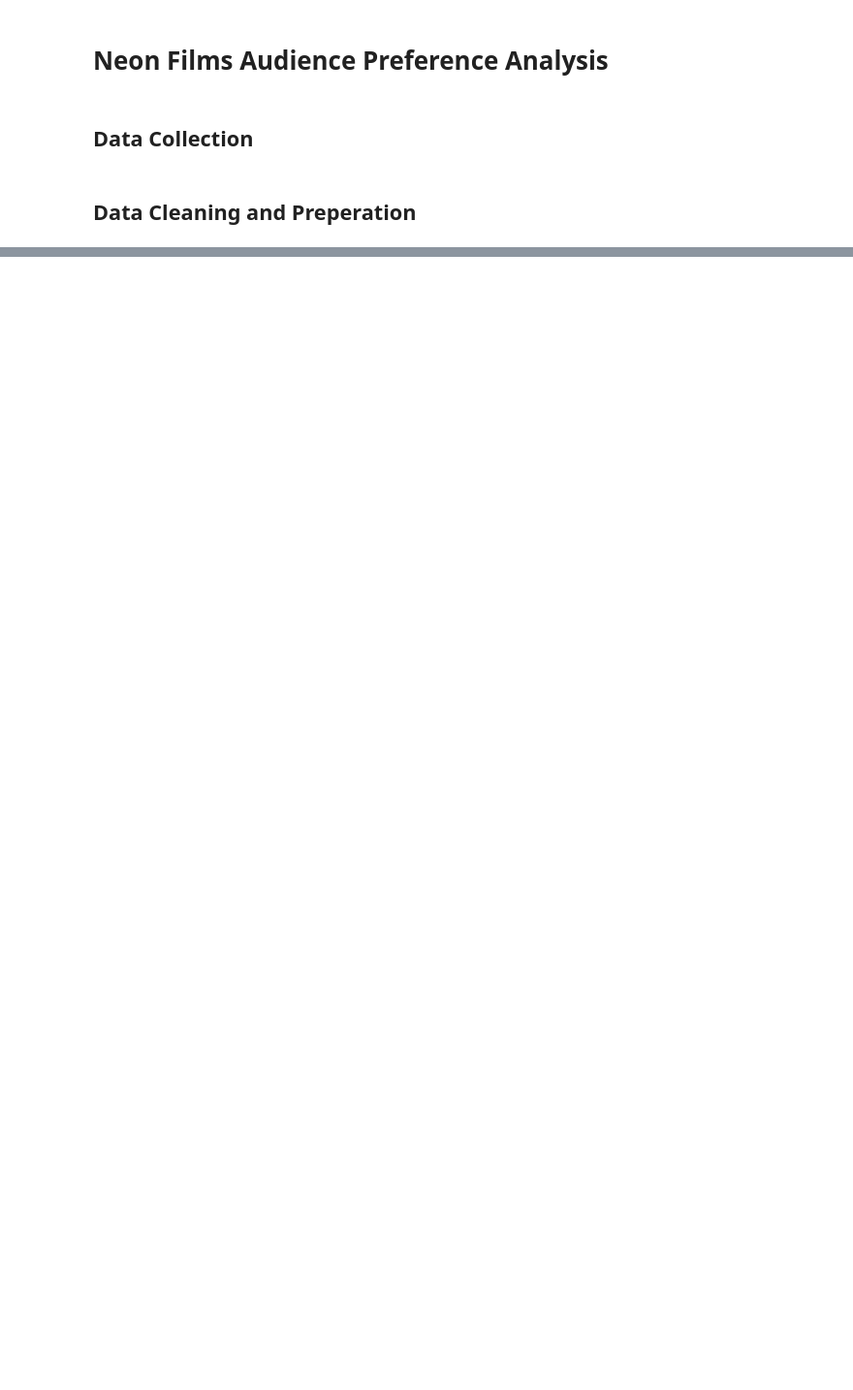
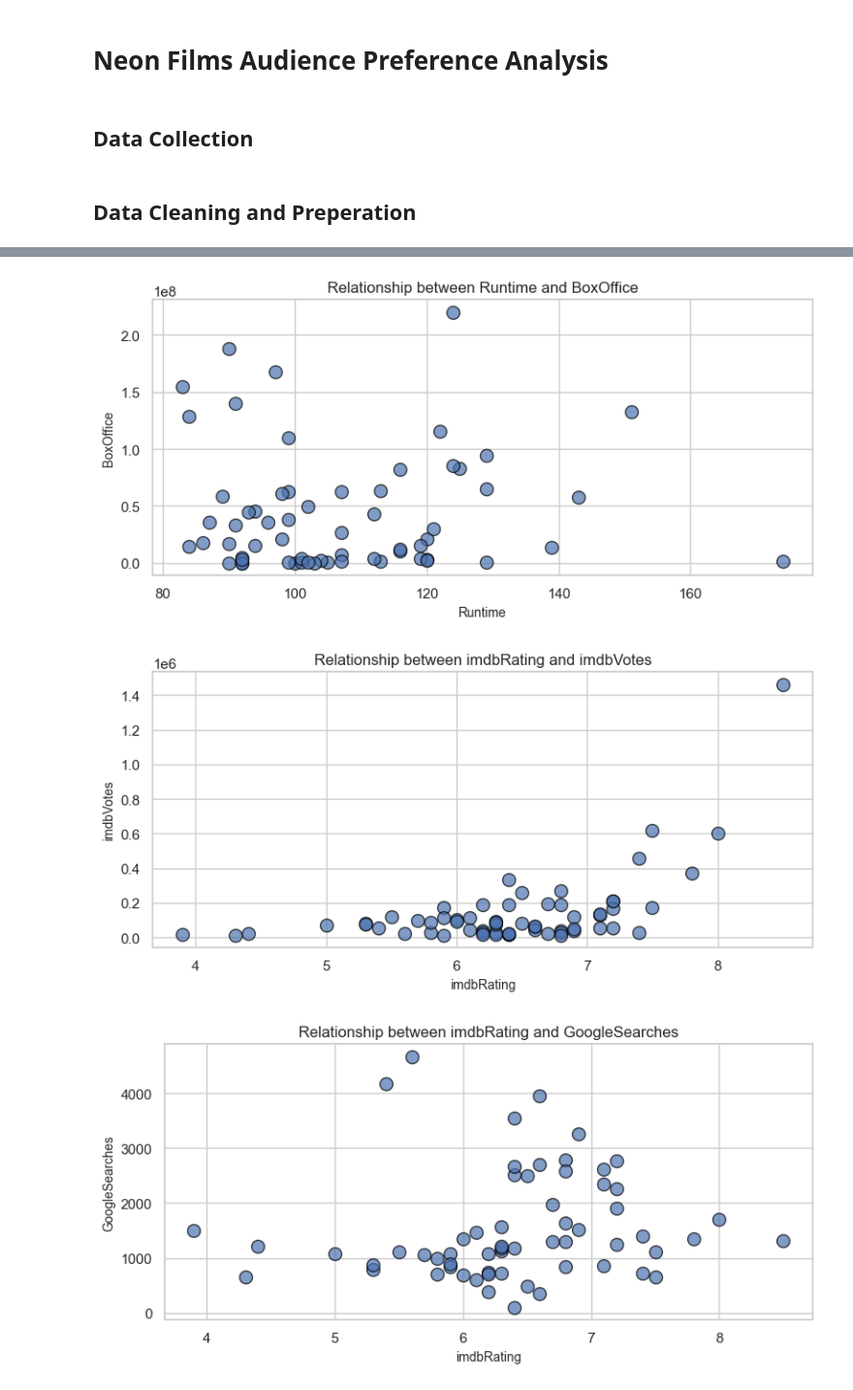
Before and after one commit to pegahbkz/neon-movies, a Jupyter notebook: neon-films.ipynb, the cells around one changed output, grey strips where cells are left out. Shown at 97% size. Drawn from its saved outputs; the diff is of its cells as text; code cells hidden in the pictures; blank space fills up the shorter version.

```diff
--- a/neon-films.ipynb
+++ b/neon-films.ipynb
@@ -205,0 +268,24 @@ movies_df.to_csv("data/transformed_movies.csv", index=False)
+# %%
+def plot_columns(df, col1, col2):
+    sns.set(style="whitegrid")
+
+    plt.figure(figsize=(8, 4))
+
+    plt.scatter(df[col1], df[col2], color='b', edgecolor='black', alpha=0.7, s=100)
+
+    plt.title(f'Relationship between {col1} and {col2}', fontsize=12)
+    plt.xlabel(col1, fontsize=10)
+    plt.ylabel(col2, fontsize=10)
+
+    plt.grid(True)
+    plt.tight_layout()
+    plt.show()
+
+plot_columns(movies_df_filtered, "Runtime", "BoxOffice")
+plot_columns(movies_df_filtered, "imdbRating", "imdbVotes")
+plot_columns(movies_df_filtered, "imdbRating", "GoogleSearches")
+plot_columns(movies_df_filtered, "BoxOffice", "GoogleSearches")
+# %% [output]
+[figure, added]
+[figure, added]
+[figure, added]
```
Also changed, not shown: parts of 12 cells of this notebook.
